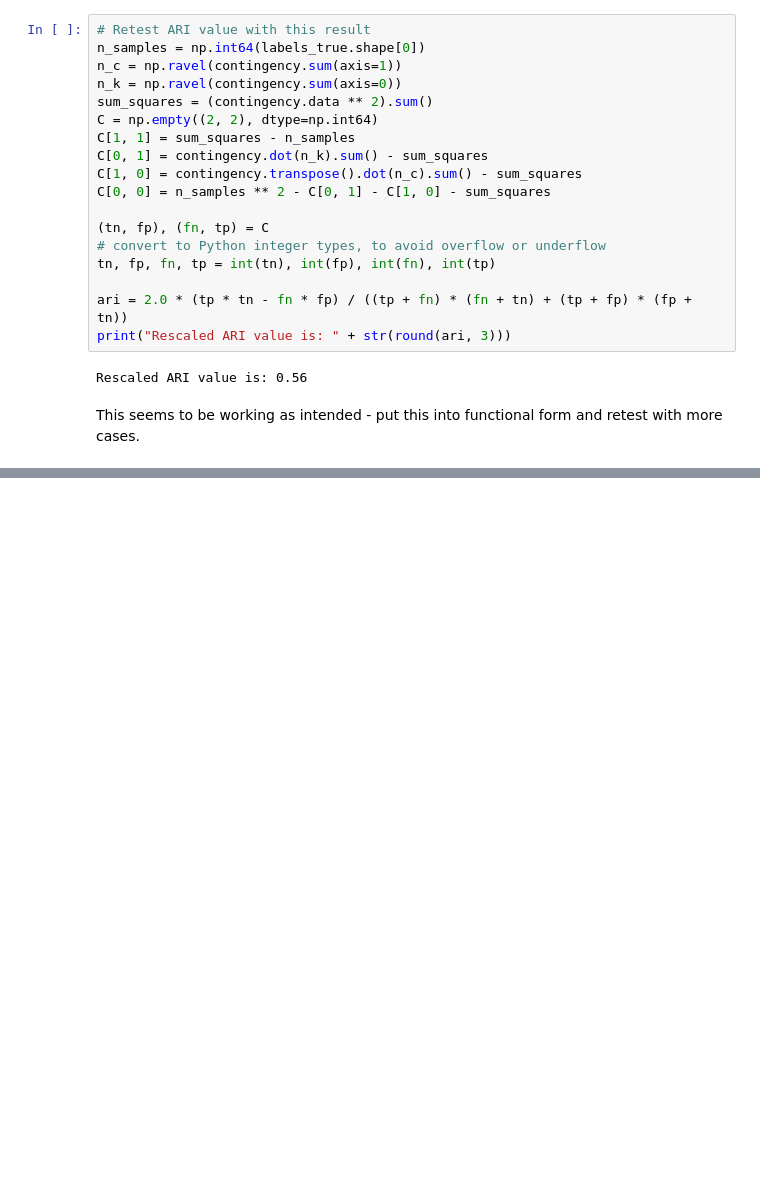
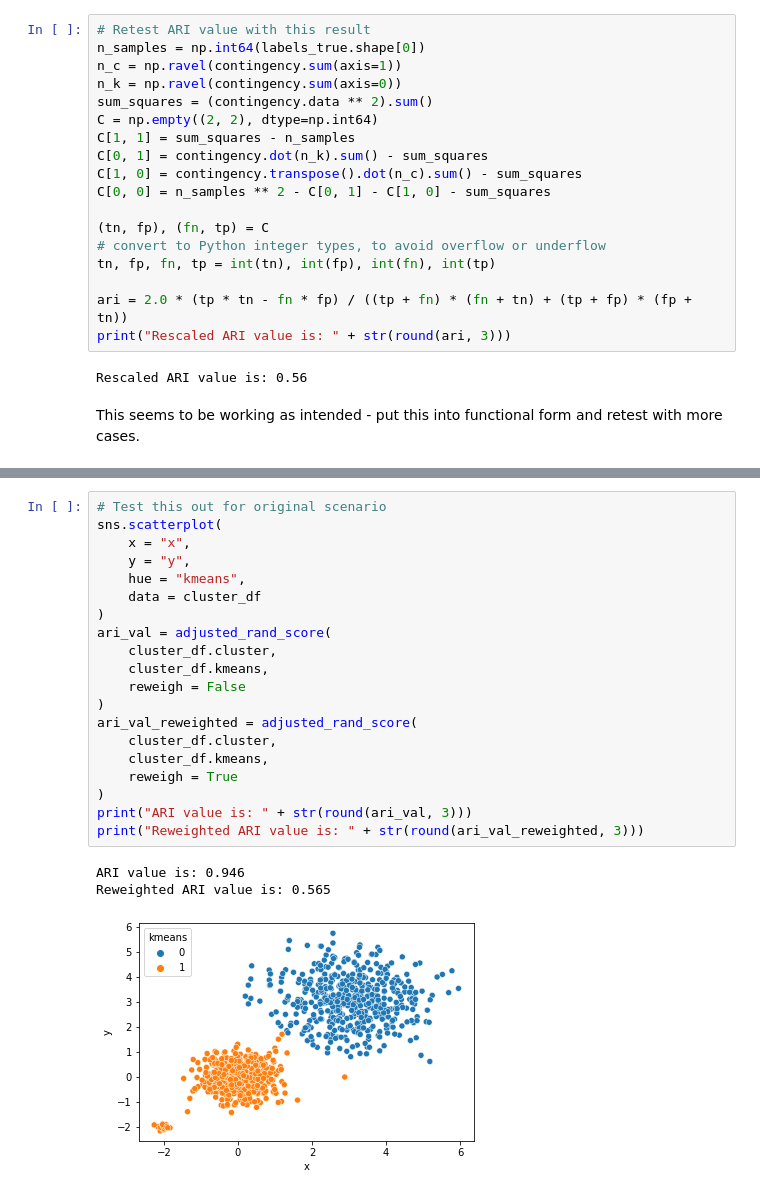
Before and after one commit to hsmaan/Iniquitate, a Jupyter notebook: workflow/analysis/python/01_ari_metric_imba_reworking.ipynb, the cells around one changed output, grey strips where cells are left out. Drawn from its saved outputs; the diff is of its cells as text; blank space fills up the shorter version.

Commit message:
added implementation for reweighted ari and test cases

```diff
--- a/workflow/analysis/python/01_ari_metric_imba_reworking.ipynb
+++ b/workflow/analysis/python/01_ari_metric_imba_reworking.ipynb
@@ -353,0 +569,24 @@ This seems to be working as intended - put this into functional form and retest
+# %%
+# Test this out for original scenario
+sns.scatterplot(
+    x = "x",
+    y = "y",
+    hue = "kmeans",
+    data = cluster_df
+)
+ari_val = adjusted_rand_score(
+    cluster_df.cluster,
+    cluster_df.kmeans,
+    reweigh = False
+)
+ari_val_reweighted = adjusted_rand_score(
+    cluster_df.cluster,
+    cluster_df.kmeans,
+    reweigh = True
+)
+print("ARI value is: " + str(round(ari_val, 3)))
+print("Reweighted ARI value is: " + str(round(ari_val_reweighted, 3)))
+# %% [output]
+ARI value is: 0.946
+Reweighted ARI value is: 0.565
+[figure, added]
```
Also changed, not shown: parts of 16 cells of this notebook.
